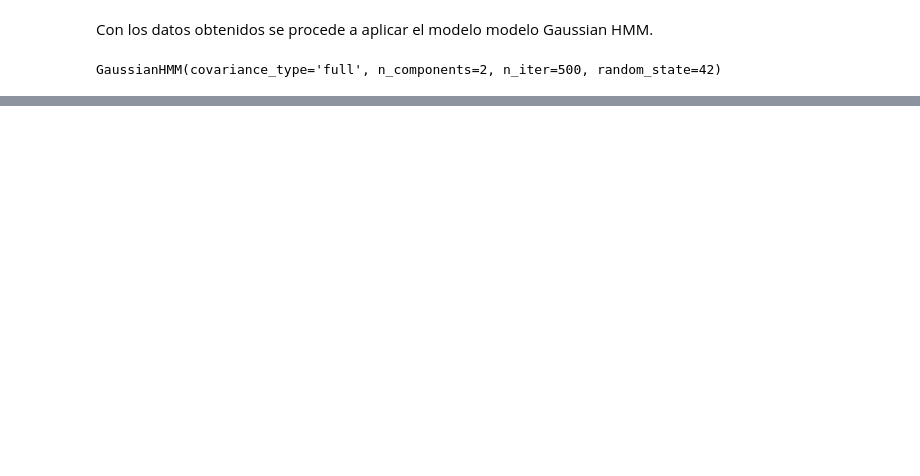
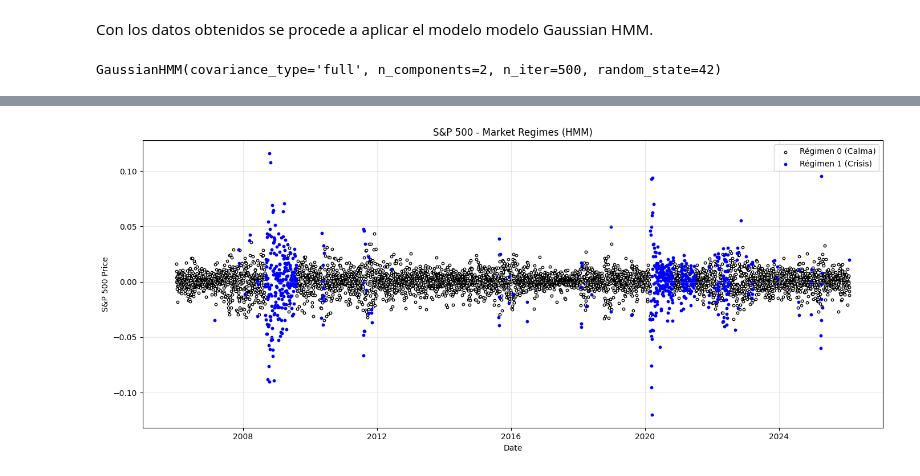
Before and after one commit to NataliaSJO/Practica-MIAX-gestion-de-riesgos, a Jupyter notebook: notebook.ipynb, the cells around one changed output, grey strips where cells are left out. Saved outputs shown, nothing was run; the diff lists cells and outputs as text; code cells hidden in the pictures; blank space fills up the shorter version.

```diff
--- a/notebook.ipynb
+++ b/notebook.ipynb
@@ -318,0 +325,20 @@ plt.show()
+# %%
+plt.figure(figsize=(14, 6))
+
+# Separar los datos por régimen
+regime_0 = df_final[df_final['regime'] == 0]
+regime_1 = df_final[df_final['regime'] == 1]
+
+# Plotear S&P 500 coloreado por régimen
+plt.scatter(regime_0['date'], regime_0['^gspc'], c='white', edgecolors='black', label='Régimen 0 (Calma)', s=10)
+plt.scatter(regime_1['date'], regime_1['^gspc'], c='blue', label='Régimen 1 (Crisis)', s=10)
+
+plt.xlabel('Date')
+plt.ylabel('S&P 500 Price')
+plt.title('S&P 500 - Market Regimes (HMM)')
+plt.legend()
+plt.grid(True, alpha=0.3)
+plt.tight_layout()
+plt.show()
+# %% [output]
+[figure, added]
```
Also changed, not shown: parts of 8 cells of this notebook.
